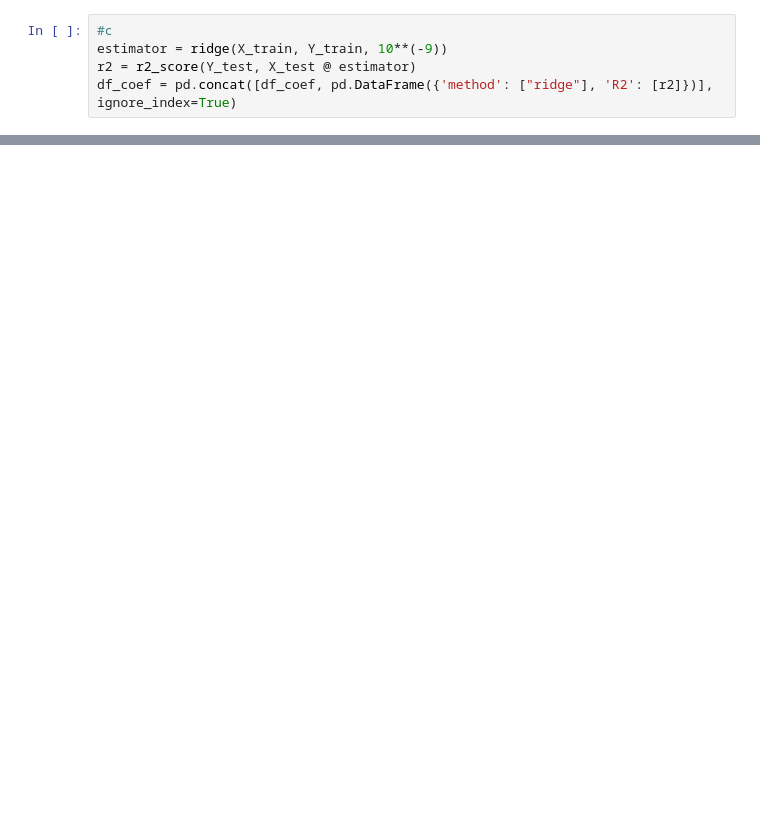
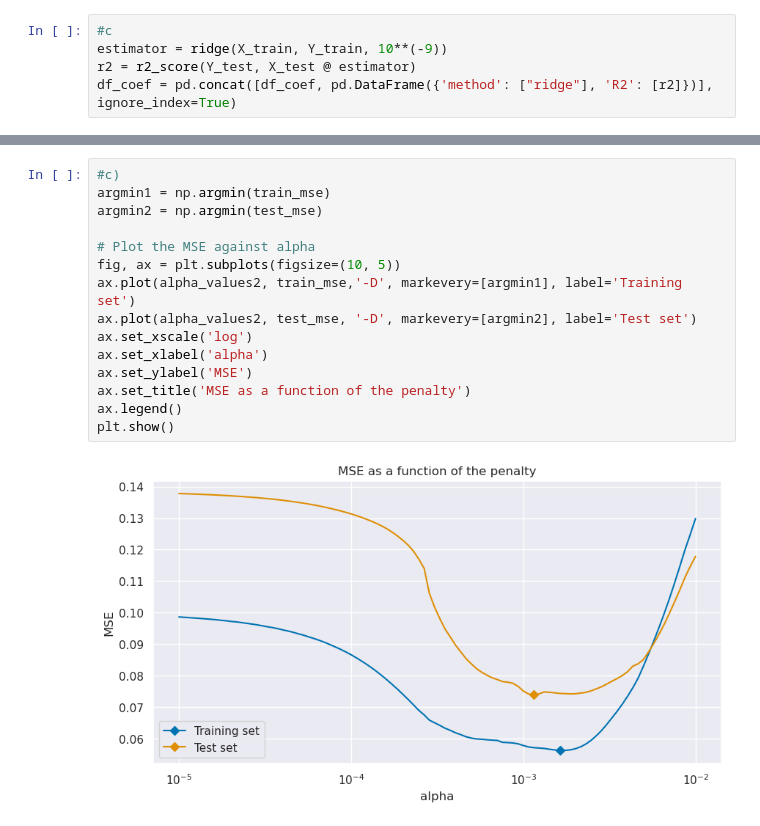
Before and after one commit to Dardare-Clement/SD-TSIA204, a Jupyter notebook: TP2/SD-TSIA204_lab2_dardare_clement.ipynb, the cells around one changed output, grey strips where cells are left out. Cells and saved outputs as stored; diff of their text form; blank space fills up the shorter version.

```diff
--- a/TP2/SD-TSIA204_lab2_dardare_clement.ipynb
+++ b/TP2/SD-TSIA204_lab2_dardare_clement.ipynb
@@ -310,0 +332,17 @@ df_coef
+# %%
+#c)
+argmin1 = np.argmin(train_mse)
+argmin2 = np.argmin(test_mse)
+
+# Plot the MSE against alpha
+fig, ax = plt.subplots(figsize=(10, 5))
+ax.plot(alpha_values2, train_mse,'-D', markevery=[argmin1], label='Training set')
+ax.plot(alpha_values2, test_mse, '-D', markevery=[argmin2], label='Test set')
+ax.set_xscale('log')
+ax.set_xlabel('alpha')
+ax.set_ylabel('MSE')
+ax.set_title('MSE as a function of the penalty')
+ax.legend()
+plt.show()
+# %% [output]
+[figure, added]
```
Also changed, not shown: parts of 14 cells of this notebook.
